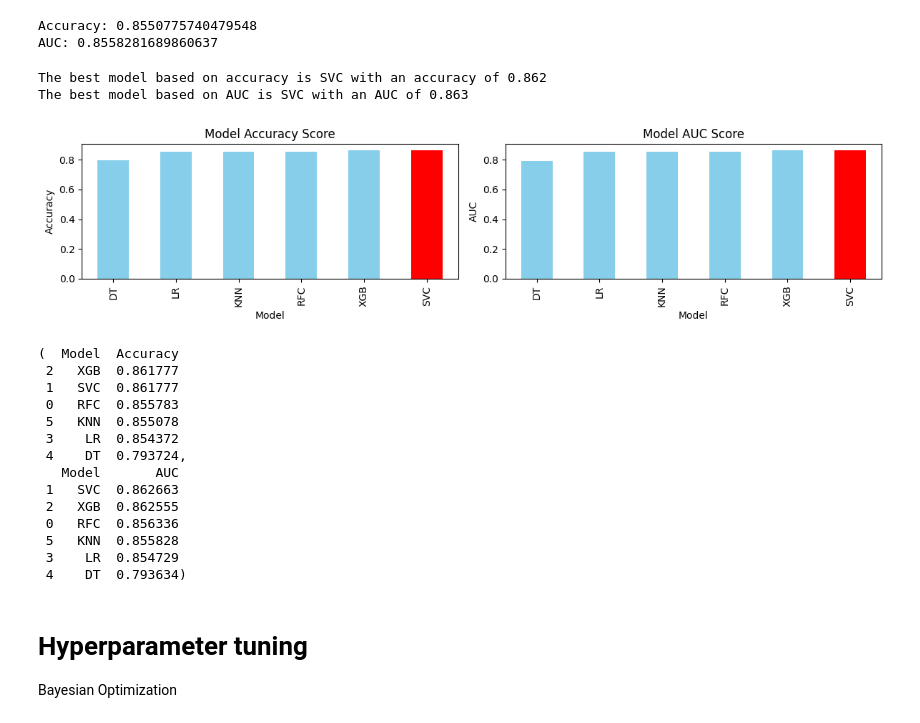
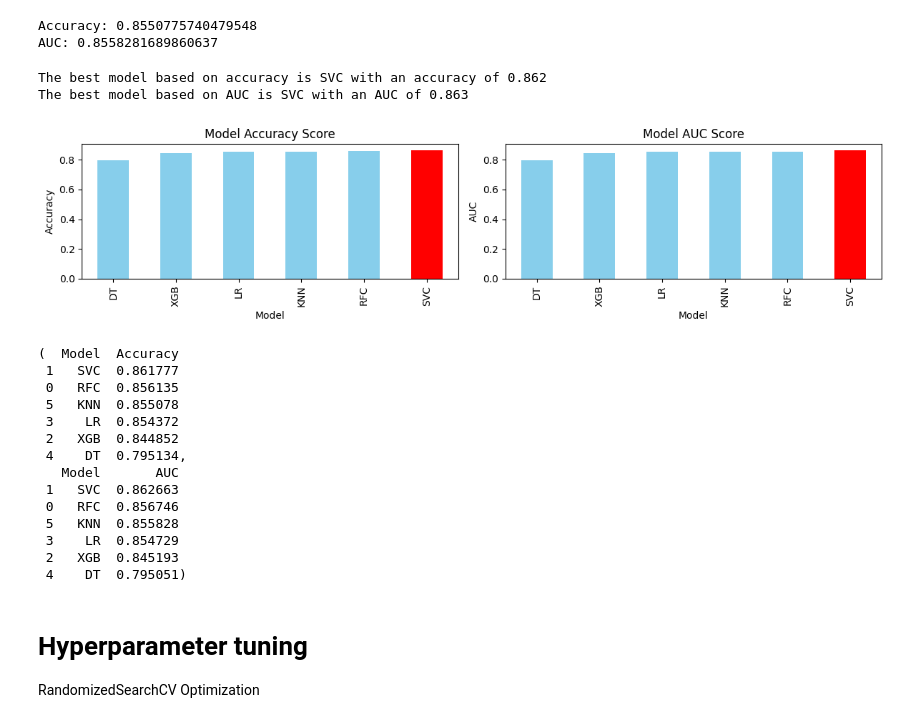
Before and after one commit to MorrisSimons/SCH_spotify_ml_project, a Jupyter notebook: Code/main.ipynb, the cells around one changed output. Cells and saved outputs as stored; diff of their text form; code cells hidden in the pictures.

```diff
--- a/Code/main.ipynb
+++ b/Code/main.ipynb
@@ -851,12 +851,3 @@ print("AUC: " + str(XGB_AUC))
 # %% [output]
 Accuracy: 0.844851904090268
 AUC: 0.8451929294034558
-# %%
-# By modifying the hyperparameters of the models, we can improve the performance of the model further now with the same accuracy as the model with SVM on the PCA data
-XGB_Model = XGBClassifier(learning_rate=0.04, n_estimators=120, max_depth=3)
-XGB_Model.fit(X_train_normal, y_train)
-XGB_Predict = XGB_Model.predict(X_test_normal)
-XGB_Accuracy = accuracy_score(y_test, XGB_Predict)
-print("Accuracy: " + str(XGB_Accuracy))
-XGB_AUC = roc_auc_score(y_test, XGB_Predict)
-print("AUC: " + str(XGB_AUC))
@@ -938,49 +926,52 @@ auc_df = pd.DataFrame({'Model': models, 'AUC': auc})
 accuracy_df = accuracy_df.sort_values(by='Accuracy', ascending=True)
 auc_df = auc_df.sort_values(by='AUC', ascending=True)
 
 best_model_accuracy = accuracy_df.iloc[-1]['Model']
 best_model_AUC = auc_df.iloc[-1]['Model']
 
 print(f"The best model based on accuracy is {best_model_accuracy} with an accuracy of {accuracy_df.iloc[-1]['Accuracy']:.3f}")
 print(f"The best model based on AUC is {best_model_AUC} with an AUC of {auc_df.iloc[-1]['AUC']:.3f}")
 
 color_accuracy = ['skyblue' if model != best_model_accuracy else 'red' for model in accuracy_df['Model']]
 color_auc = ['skyblue' if model != best_model_AUC else 'red' for model in auc_df['Model']]
 
 # plot in subplots color the best model
 fig, ax = plt.subplots(1, 2, figsize=(12, 3))
 
 accuracy_df.plot(kind='bar', x='Model', y='Accuracy', ax=ax[0], legend=False, color=color_accuracy)
 ax[0].set_title('Model Accuracy Score')
 ax[0].set_ylabel('Accuracy')
 
 auc_df.plot(kind='bar', x='Model', y='AUC', ax=ax[1], legend=False, color=color_auc)
 ax[1].set_title('Model AUC Score')
 ax[1].set_ylabel('AUC')
 
 plt.tight_layout()
 plt.show()
 
 # list format for the best model
-accuracy_df.sort_values(by='Accuracy', ascending=False), auc_df.sort_values(by='AUC', ascending=False)
+before_opt_acc = accuracy_df.sort_values(by='Accuracy', ascending=False)
+before_opt_auc = auc_df.sort_values(by='AUC', ascending=False)
+
+before_opt_acc,before_opt_auc
 # %% [output]
 The best model based on accuracy is SVC with an accuracy of 0.862
 The best model based on AUC is SVC with an AUC of 0.863
-[figure, old version]
+[figure, new version]
 (  Model  Accuracy
- 2   XGB  0.861777
  1   SVC  0.861777
- 0   RFC  0.855783
+ 0   RFC  0.856135
  5   KNN  0.855078
  3    LR  0.854372
- 4    DT  0.793724,
+ 2   XGB  0.844852
+ 4    DT  0.795134,
    Model       AUC
  1   SVC  0.862663
- 2   XGB  0.862555
- 0   RFC  0.856336
+ 0   RFC  0.856746
  5   KNN  0.855828
  3    LR  0.854729
- 4    DT  0.793634)
+ 2   XGB  0.845193
+ 4    DT  0.795051)
 # %% [markdown]
 # Hyperparameter tuning
-Bayesian Optimization
+RandomizedSearchCV Optimization
```
Also changed, not shown: parts of 14 cells of this notebook.
